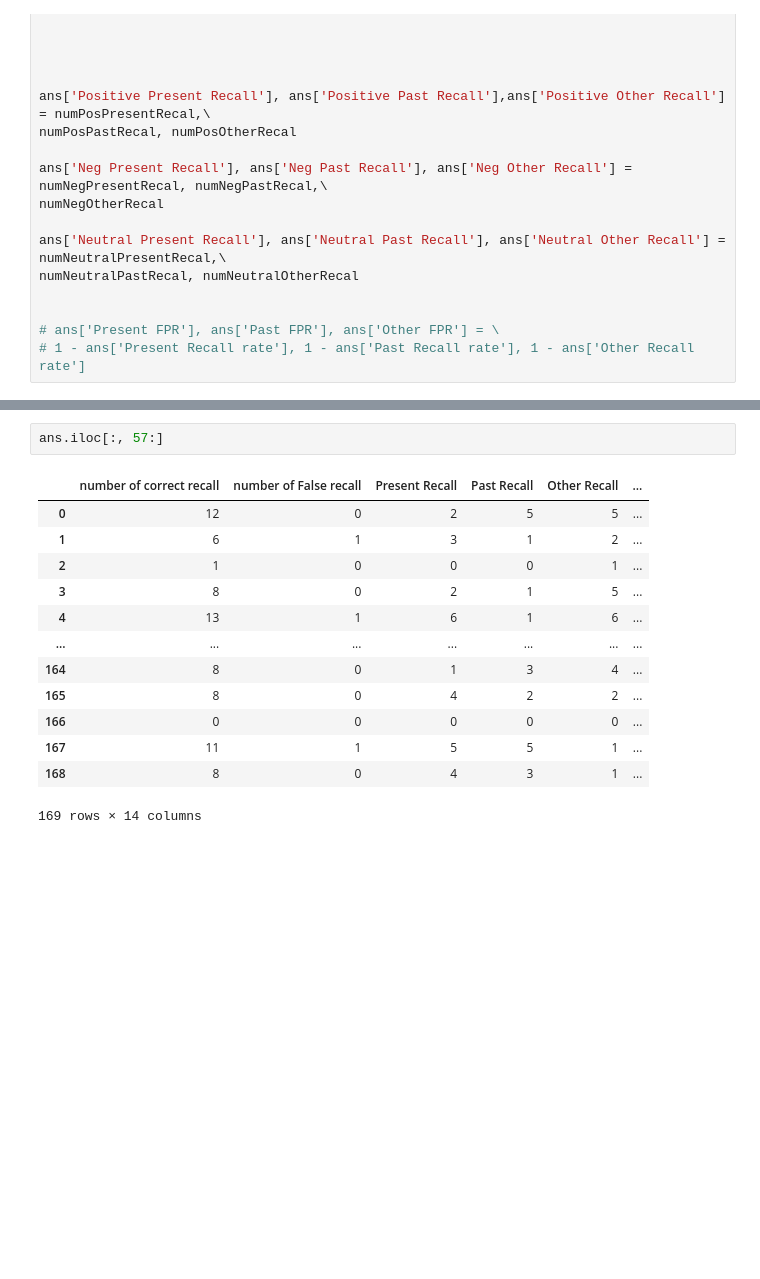
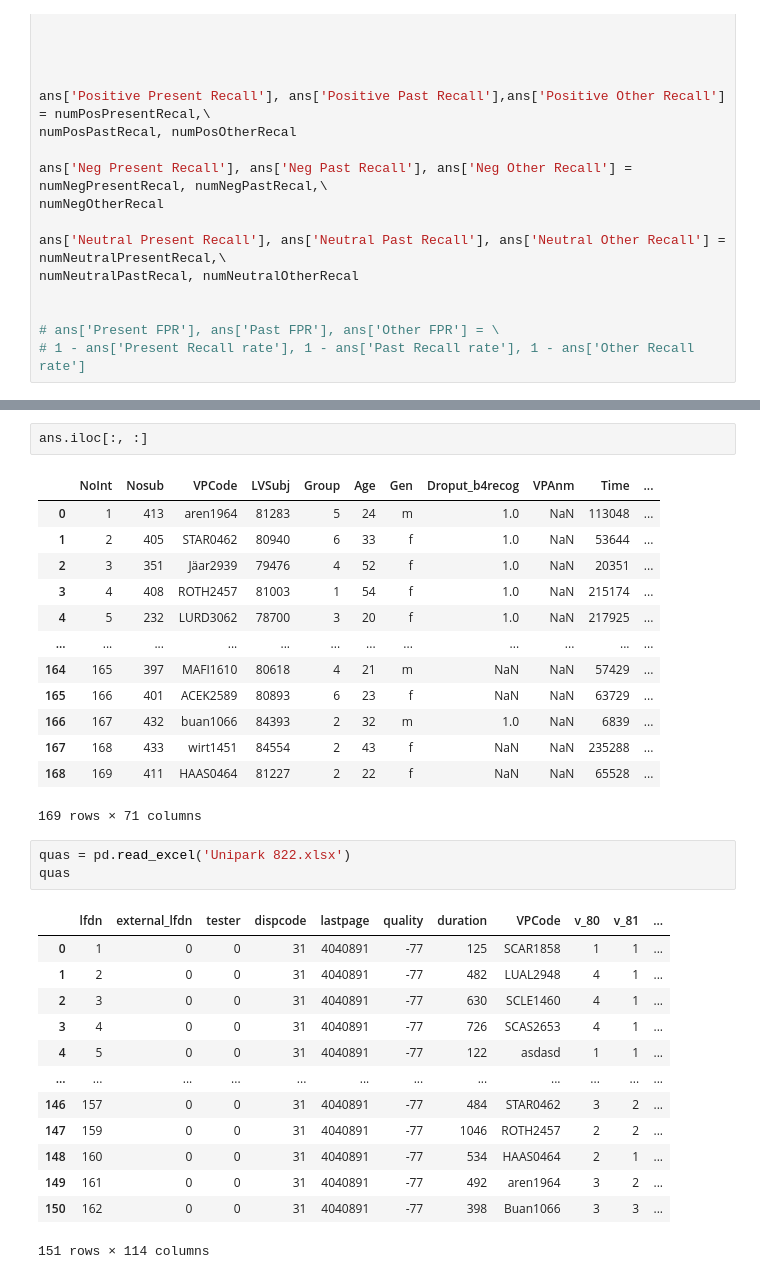
Before and after one commit to aminkhod/Self_reference, a Jupyter notebook: Self_reference .ipynb, the cells around one changed output, grey strips where cells are left out. Cells and saved outputs as stored; diff of their text form; blank space fills up the shorter version.

```diff
--- a/Self_reference .ipynb
+++ b/Self_reference .ipynb
@@ -901,16 +670,33 @@ numNeutralPastRecal, numNeutralOtherRecal
 # %%
-ans.iloc[:, 57:]
+ans.iloc[:, :]
 # %% [output]
-|  | number of correct recall | number of False recall | Present Recall | Past Recall | Other Recall | ... |
-| 0 | 12 | 0 | 2 | 5 | 5 | ... |
-| 1 | 6 | 1 | 3 | 1 | 2 | ... |
-| 2 | 1 | 0 | 0 | 0 | 1 | ... |
-| 3 | 8 | 0 | 2 | 1 | 5 | ... |
-| 4 | 13 | 1 | 6 | 1 | 6 | ... |
-| ... | ... | ... | ... | ... | ... | ... |
-| 164 | 8 | 0 | 1 | 3 | 4 | ... |
-| 165 | 8 | 0 | 4 | 2 | 2 | ... |
-| 166 | 0 | 0 | 0 | 0 | 0 | ... |
-| 167 | 11 | 1 | 5 | 5 | 1 | ... |
-| 168 | 8 | 0 | 4 | 3 | 1 | ... |
+|  | NoInt | Nosub | VPCode | LVSubj | Group | Age | Gen | Droput_b4recog | VPAnm | Time | ... |
+| 0 | 1 | 413 | aren1964 | 81283 | 5 | 24 | m | 1.0 | NaN | 113048 | ... |
+| 1 | 2 | 405 | STAR0462 | 80940 | 6 | 33 | f | 1.0 | NaN | 53644 | ... |
+| 2 | 3 | 351 | Jäar2939 | 79476 | 4 | 52 | f | 1.0 | NaN | 20351 | ... |
+| 3 | 4 | 408 | ROTH2457 | 81003 | 1 | 54 | f | 1.0 | NaN | 215174 | ... |
+| 4 | 5 | 232 | LURD3062 | 78700 | 3 | 20 | f | 1.0 | NaN | 217925 | ... |
+| ... | ... | ... | ... | ... | ... | ... | ... | ... | ... | ... | ... |
+| 164 | 165 | 397 | MAFI1610 | 80618 | 4 | 21 | m | NaN | NaN | 57429 | ... |
+| 165 | 166 | 401 | ACEK2589 | 80893 | 6 | 23 | f | NaN | NaN | 63729 | ... |
+| 166 | 167 | 432 | buan1066 | 84393 | 2 | 32 | m | 1.0 | NaN | 6839 | ... |
+| 167 | 168 | 433 | wirt1451 | 84554 | 2 | 43 | f | NaN | NaN | 235288 | ... |
+| 168 | 169 | 411 | HAAS0464 | 81227 | 2 | 22 | f | NaN | NaN | 65528 | ... |
-169 rows × 14 columns
+169 rows × 71 columns
+# %%
+quas = pd.read_excel('Unipark 822.xlsx')
+quas
+# %% [output]
+|  | lfdn | external_lfdn | tester | dispcode | lastpage | quality | duration | VPCode | v_80 | v_81 | ... |
+| 0 | 1 | 0 | 0 | 31 | 4040891 | -77 | 125 | SCAR1858 | 1 | 1 | ... |
+| 1 | 2 | 0 | 0 | 31 | 4040891 | -77 | 482 | LUAL2948 | 4 | 1 | ... |
+| 2 | 3 | 0 | 0 | 31 | 4040891 | -77 | 630 | SCLE1460 | 4 | 1 | ... |
+| 3 | 4 | 0 | 0 | 31 | 4040891 | -77 | 726 | SCAS2653 | 4 | 1 | ... |
+| 4 | 5 | 0 | 0 | 31 | 4040891 | -77 | 122 | asdasd | 1 | 1 | ... |
+| ... | ... | ... | ... | ... | ... | ... | ... | ... | ... | ... | ... |
+| 146 | 157 | 0 | 0 | 31 | 4040891 | -77 | 484 | STAR0462 | 3 | 2 | ... |
+| 147 | 159 | 0 | 0 | 31 | 4040891 | -77 | 1046 | ROTH2457 | 2 | 2 | ... |
+| 148 | 160 | 0 | 0 | 31 | 4040891 | -77 | 534 | HAAS0464 | 2 | 1 | ... |
+| 149 | 161 | 0 | 0 | 31 | 4040891 | -77 | 492 | aren1964 | 3 | 2 | ... |
+| 150 | 162 | 0 | 0 | 31 | 4040891 | -77 | 398 | Buan1066 | 3 | 3 | ... |
+151 rows × 114 columns
```
Also changed, not shown: parts of 7 cells of this notebook, 5 other files.
